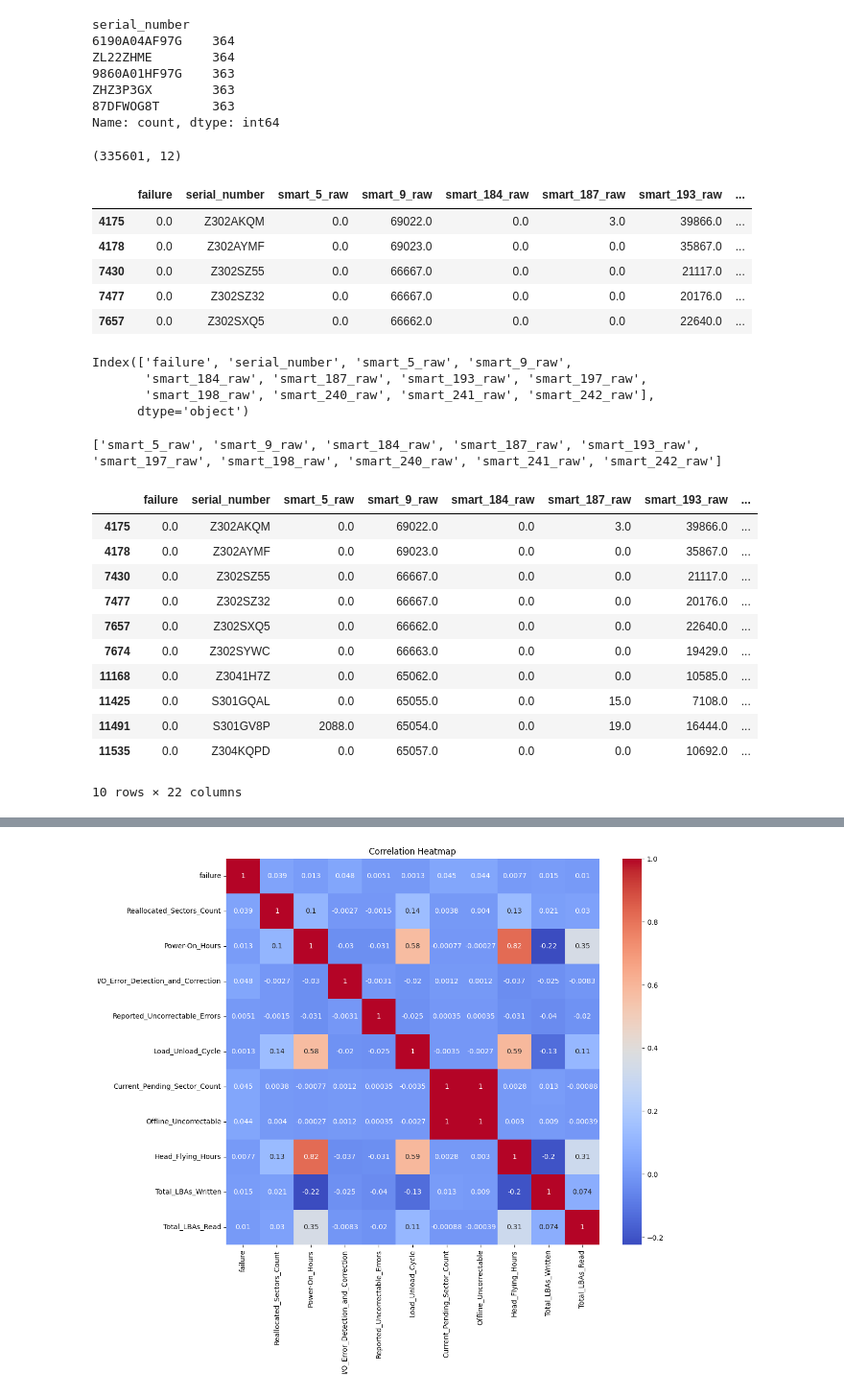
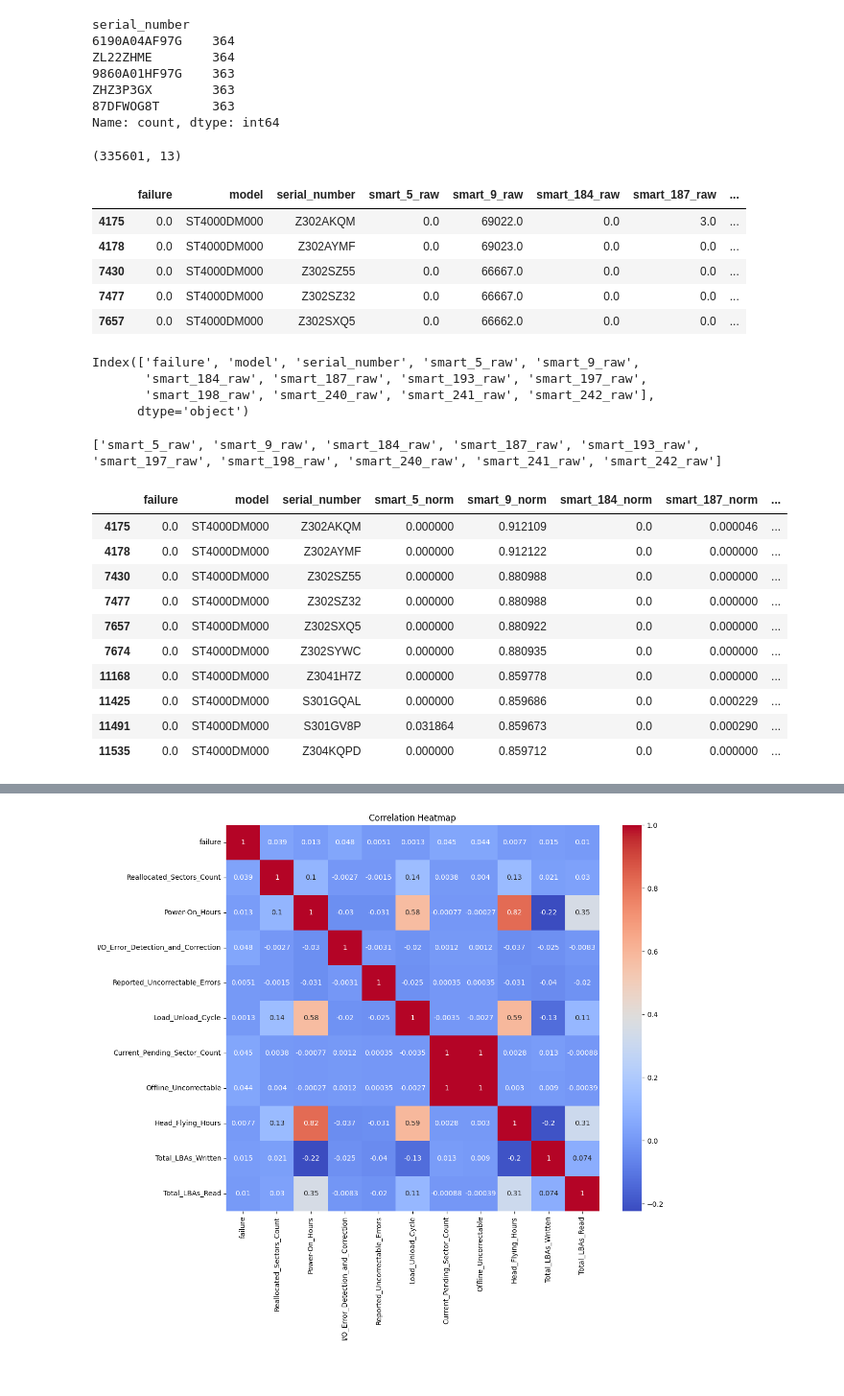
Before and after one commit to amitkrmalik/HDD_failure_prediction, a Jupyter notebook: HDD_4Q_eda.ipynb, the cells around one changed output, grey strips where cells are left out. Shown: that part at 96% size. Drawn from its saved outputs; the diff is of its cells as text; code cells hidden in the pictures.

```diff
--- a/HDD_4Q_eda.ipynb
+++ b/HDD_4Q_eda.ipynb
@@ -9,6 +9,7 @@ from io import BytesIO
 # %%
 column_list = []
 column_list.append('failure')
+column_list.append('model')
 column_list.append('serial_number')
 column_list.append('smart_5_raw')
 column_list.append('smart_9_raw')
@@ -73,20 +74,20 @@ instances = df[df['serial_number'].isin(serial_numbers)]
 # %%
 instances.shape
 # %% [output]
-(335601, 12)
+(335601, 13)
 # %%
 instances.head()
 # %% [output]
-|  | failure | serial_number | smart_5_raw | smart_9_raw | smart_184_raw | smart_187_raw | smart_193_raw | ... |
-| 4175 | 0.0 | Z302AKQM | 0.0 | 69022.0 | 0.0 | 3.0 | 39866.0 | ... |
-| 4178 | 0.0 | Z302AYMF | 0.0 | 69023.0 | 0.0 | 0.0 | 35867.0 | ... |
-| 7430 | 0.0 | Z302SZ55 | 0.0 | 66667.0 | 0.0 | 0.0 | 21117.0 | ... |
-| 7477 | 0.0 | Z302SZ32 | 0.0 | 66667.0 | 0.0 | 0.0 | 20176.0 | ... |
-| 7657 | 0.0 | Z302SXQ5 | 0.0 | 66662.0 | 0.0 | 0.0 | 22640.0 | ... |
+|  | failure | model | serial_number | smart_5_raw | smart_9_raw | smart_184_raw | smart_187_raw | ... |
+| 4175 | 0.0 | ST4000DM000 | Z302AKQM | 0.0 | 69022.0 | 0.0 | 3.0 | ... |
+| 4178 | 0.0 | ST4000DM000 | Z302AYMF | 0.0 | 69023.0 | 0.0 | 0.0 | ... |
+| 7430 | 0.0 | ST4000DM000 | Z302SZ55 | 0.0 | 66667.0 | 0.0 | 0.0 | ... |
+| 7477 | 0.0 | ST4000DM000 | Z302SZ32 | 0.0 | 66667.0 | 0.0 | 0.0 | ... |
+| 7657 | 0.0 | ST4000DM000 | Z302SXQ5 | 0.0 | 66662.0 | 0.0 | 0.0 | ... |
 # %%
 instances.columns
 # %% [output]
-Index(['failure', 'serial_number', 'smart_5_raw', 'smart_9_raw',
+Index(['failure', 'model', 'serial_number', 'smart_5_raw', 'smart_9_raw',
        'smart_184_raw', 'smart_187_raw', 'smart_193_raw', 'smart_197_raw',
        'smart_198_raw', 'smart_240_raw', 'smart_241_raw', 'smart_242_raw'],
       dtype='object')
@@ -100,24 +101,27 @@ print(raw_columns)
 # %%
 # Get the columns that contain "raw" in their name
 raw_columns = [col for col in ddf.columns if 'raw' in col]
 
 # Calculate the z-score for each raw column and store the values in new columns with the postfix "norm"
 for col in raw_columns:
     norm_col = col.replace("raw", "norm")
     ddf[norm_col] = (ddf[col] - ddf[col].min()) / (ddf[col].max() - ddf[col].min())
 
+# Drop columns with "raw" in their name
+drop_column_list = [col for col in ddf.columns if 'raw' in col]
+ddf = ddf.drop(drop_column_list, axis=1)
+
 # Print the updated dataframe
 ddf.head(10)
 # %% [output]
-|  | failure | serial_number | smart_5_raw | smart_9_raw | smart_184_raw | smart_187_raw | smart_193_raw | ... |
-| 4175 | 0.0 | Z302AKQM | 0.0 | 69022.0 | 0.0 | 3.0 | 39866.0 | ... |
-| 4178 | 0.0 | Z302AYMF | 0.0 | 69023.0 | 0.0 | 0.0 | 35867.0 | ... |
-| 7430 | 0.0 | Z302SZ55 | 0.0 | 66667.0 | 0.0 | 0.0 | 21117.0 | ... |
-| 7477 | 0.0 | Z302SZ32 | 0.0 | 66667.0 | 0.0 | 0.0 | 20176.0 | ... |
-| 7657 | 0.0 | Z302SXQ5 | 0.0 | 66662.0 | 0.0 | 0.0 | 22640.0 | ... |
-| 7674 | 0.0 | Z302SYWC | 0.0 | 66663.0 | 0.0 | 0.0 | 19429.0 | ... |
-| 11168 | 0.0 | Z3041H7Z | 0.0 | 65062.0 | 0.0 | 0.0 | 10585.0 | ... |
-| 11425 | 0.0 | S301GQAL | 0.0 | 65055.0 | 0.0 | 15.0 | 7108.0 | ... |
-| 11491 | 0.0 | S301GV8P | 2088.0 | 65054.0 | 0.0 | 19.0 | 16444.0 | ... |
-| 11535 | 0.0 | Z304KQPD | 0.0 | 65057.0 | 0.0 | 0.0 | 10692.0 | ... |
+|  | failure | model | serial_number | smart_5_norm | smart_9_norm | smart_184_norm | smart_187_norm | ... |
+| 4175 | 0.0 | ST4000DM000 | Z302AKQM | 0.000000 | 0.912109 | 0.0 | 0.000046 | ... |
+| 4178 | 0.0 | ST4000DM000 | Z302AYMF | 0.000000 | 0.912122 | 0.0 | 0.000000 | ... |
+| 7430 | 0.0 | ST4000DM000 | Z302SZ55 | 0.000000 | 0.880988 | 0.0 | 0.000000 | ... |
+| 7477 | 0.0 | ST4000DM000 | Z302SZ32 | 0.000000 | 0.880988 | 0.0 | 0.000000 | ... |
+| 7657 | 0.0 | ST4000DM000 | Z302SXQ5 | 0.000000 | 0.880922 | 0.0 | 0.000000 | ... |
+| 7674 | 0.0 | ST4000DM000 | Z302SYWC | 0.000000 | 0.880935 | 0.0 | 0.000000 | ... |
+| 11168 | 0.0 | ST4000DM000 | Z3041H7Z | 0.000000 | 0.859778 | 0.0 | 0.000000 | ... |
+| 11425 | 0.0 | ST4000DM000 | S301GQAL | 0.000000 | 0.859686 | 0.0 | 0.000229 | ... |
+| 11491 | 0.0 | ST4000DM000 | S301GV8P | 0.031864 | 0.859673 | 0.0 | 0.000290 | ... |
+| 11535 | 0.0 | ST4000DM000 | Z304KQPD | 0.000000 | 0.859712 | 0.0 | 0.000000 | ... |
-10 rows × 22 columns
```
Also changed, not shown: parts of 11 cells of this notebook, 1 other file.
